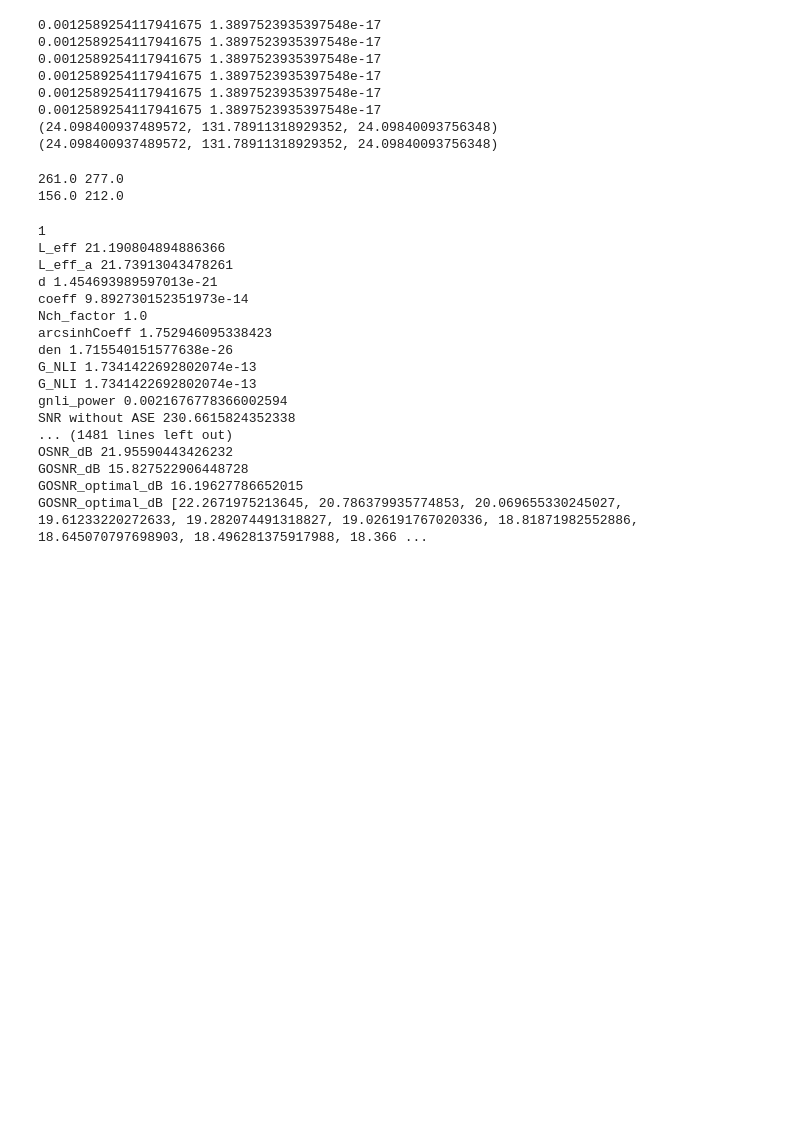
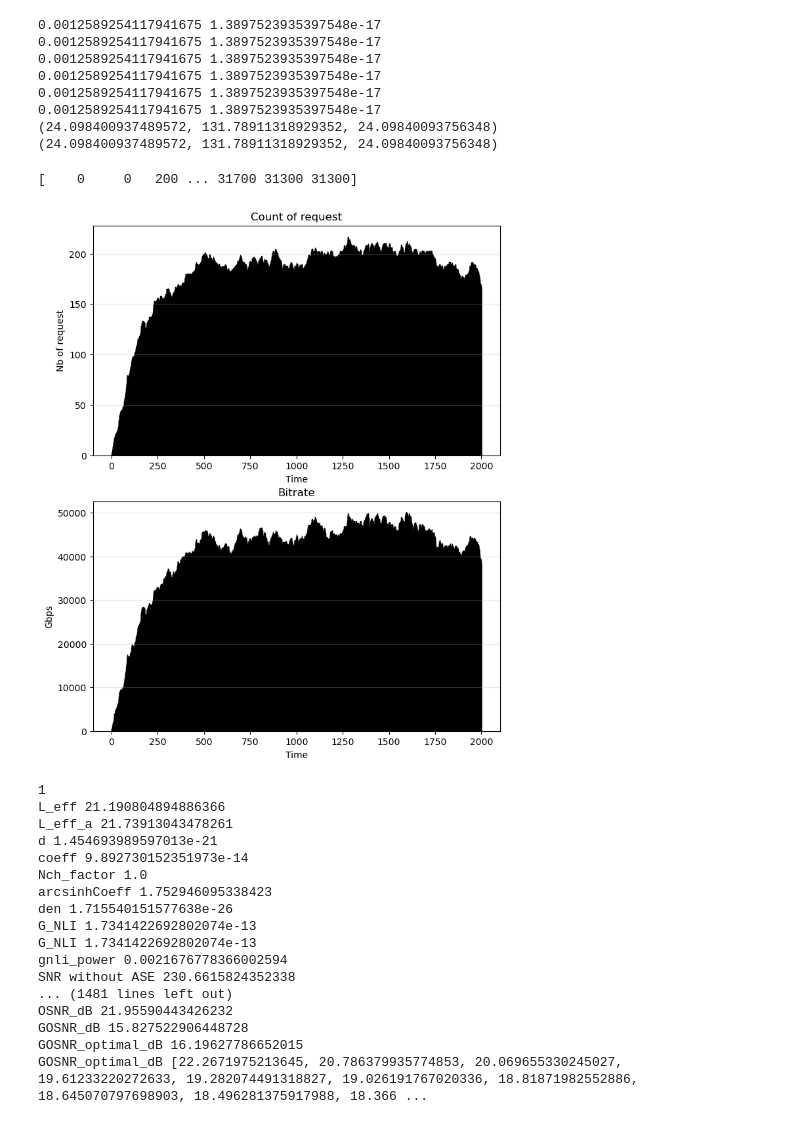
Before and after one commit to quanganhct/RL_RSA, a Jupyter notebook: development.ipynb, the cells around one changed output. Drawn from its saved outputs; the diff is of its cells as text; code cells hidden in the pictures; blank space fills up the shorter version.

```diff
--- a/development.ipynb
+++ b/development.ipynb
@@ -259,7 +279,7 @@ See the migration guide at https://gymnasium.farama.org/introduction/migration_g
          Path(path_id=1730, node_list=['14', '9', '12', '32'], hops=3, length=292, best_modulation=Modulation(name='16QAM', maximum_length=500, spectral_efficiency=4, minimum_osnr=22.4, inband_xt=-23) ...
 # %%
 
-from custom_env.CustomRLenv.osnr import calculate_osnr
+from custom_env.CustomRLenv.osnr import calculate_osnr, compute_ase_nli
 from env import constant
 from custom_env.CustomRLenv.utils import modulations
 # env.set_launch_power(2)
@@ -295,7 +315,7 @@ for i in range(100):
         env.current_service.bandwidth = constant.frequency_slot_bandwidth * slots
         env.current_service.launch_power = env.launch_power
 
-        osnr, ase, nli = calculate_osnr(env, env.current_service)
+        osnr, ase, nli = compute_ase_nli(env, env.current_service)
         if osnr >= selected_path.current_modulation.minimum_osnr + constant.osnr_margin:
             env._provision_path(selected_path, initial_slot, slots)
         else:
@@ -462,21 +515,67 @@ print(compute_ase_nli(env, current_service))
 (24.098400937489572, 131.78911318929352, 24.09840093756348)
 (24.098400937489572, 131.78911318929352, 24.09840093756348)
 # %%
-X1 = [-250, -150, 250, 280, 450]
-X2 = [-250, -150, 150, 240, 350]
-P1 = [0.3, 0.2, 0.1, 0.2, 0.4]
-P2 = [0.2, 0.1, 0.2, 0.3, 0.5]
+import random
+import functools
+import numpy as np
 
-avg1 = sum([X1[i] * P1[i] if X1[i] > 0 else 0 for i in range(len(X1))])
-avg2 = sum([X2[i] * P2[i] if X2[i] > 0 else 0 for i in range(len(X1))])
-print(avg1, avg2)
+current_time = 0
+rng = random.Random()
+mean_service_holding_time = 200
+load = 200
+bit_rates = [100, 200, 400]
+bit_rate_function = functools.partial(rng.choices, bit_rates, None, k=1)
+mean_service_inter_arrival_time = 1 / float(load / float(mean_service_holding_time))
 
-avg1 = sum([X1[i] * P1[i] for i in range(len(X1))])
-avg2 = sum([X2[i] * P2[i] for i in range(len(X1))])
-print(avg1, avg2)
+time_interval = []
+end_time = 0
+bitrate = []
+for i in range(2000):
+    at = current_time + rng.expovariate(1 / mean_service_inter_arrival_time)
+    current_time = at
+    ht = rng.expovariate(1 / mean_service_holding_time)
+    br = bit_rate_function()
+    time_interval.append((at, at+ht))
+    bitrate.append(br)
+    end_time = max(end_time, at + ht)
+
+time_interval = np.array(time_interval)
+x = np.arange(0, 2000, 0.5)
+arx = np.array(x).reshape(-1, 1)
+check = np.where(
+    (arx >= time_interval[:, 0]) & (arx <= time_interval[:, 1]),
+    1, 0
+)
+
+br_count = np.dot(check, bitrate).flatten()
+
+count = check.sum(axis=1)
+# print(count)
-# %% [output]
-261.0 277.0
-156.0 212.0
+# %%
+br_count = np.dot(check, bitrate).flatten()
+print(br_count)
+# %% [output]
+[    0     0   200 ... 31700 31300 31300]
+# %%
+import matplotlib.pyplot as plt
+
+fig, axs = plt.subplots(2, 1, figsize=(8, 10))
+# plt.figure(figsize=(8, 5))
+axs[0].bar(x, count, color='skyblue', edgecolor='black')
+axs[0].set_title('Count of request')
+axs[0].set_xlabel('Time')
+axs[0].set_ylabel('Nb of request')
+axs[0].grid(axis='y', alpha=0.3)
+
+axs[1].bar(x, br_count, color='skyblue', edgecolor='black')
+axs[1].set_title('Bitrate')
+axs[1].set_xlabel('Time')
+axs[1].set_ylabel('Gbps')
+axs[1].grid(axis='y', alpha=0.3)
+
+plt.show()
+# %% [output]
+[figure, added]
 # %%
 # -*- coding: utf-8 -*-
 
```
Also changed, not shown: parts of 3 cells of this notebook, 2 other files.
